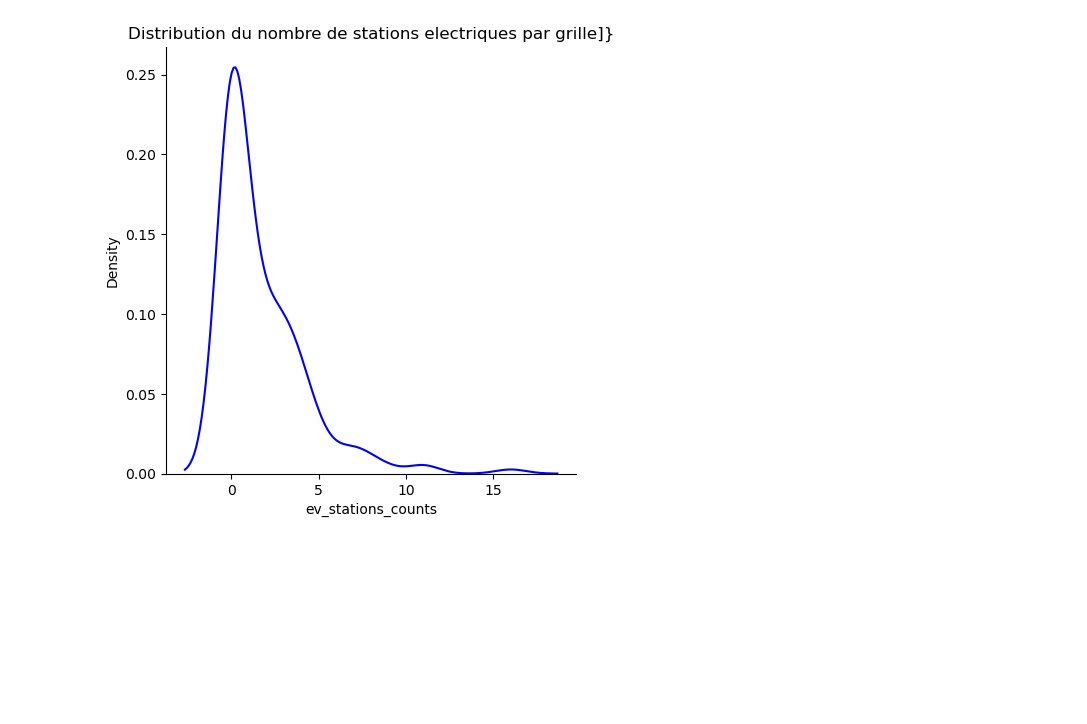
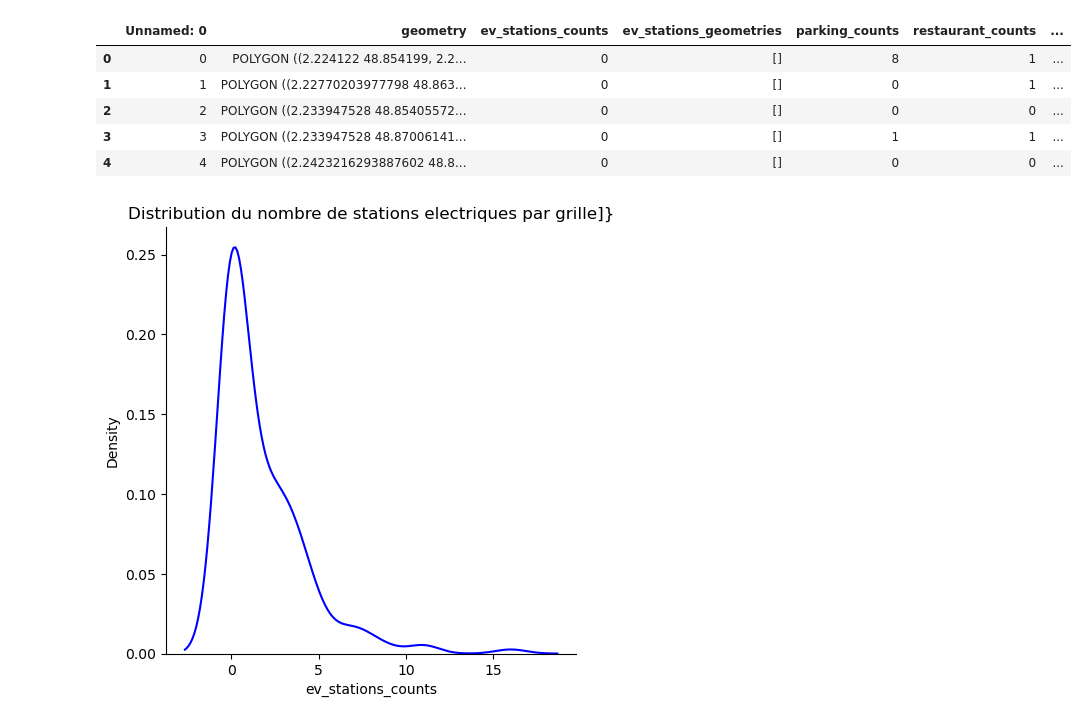
Before and after one commit to dantruski/Projet-Python-DS-Belib, a Jupyter notebook: Prediction_with_OSM_data.ipynb, the cells around one changed output. Cells and saved outputs as stored; diff of their text form; code cells hidden in the pictures; blank space fills up the shorter version.

```diff
--- a/Prediction_with_OSM_data.ipynb
+++ b/Prediction_with_OSM_data.ipynb
@@ -48,3 +52,12 @@ import prophet
 # %%
 df = pd.read_csv('paris_df.csv')
+# %%
+df.head()
+# %% [output]
+|  | Unnamed: 0 | geometry | ev_stations_counts | ev_stations_geometries | parking_counts | restaurant_counts | ... |
+| 0 | 0 | POLYGON ((2.224122 48.854199, 2.2... | 0 | [] | 8 | 1 | ... |
+| 1 | 1 | POLYGON ((2.22770203977798 48.863... | 0 | [] | 0 | 1 | ... |
+| 2 | 2 | POLYGON ((2.233947528 48.85405572... | 0 | [] | 0 | 0 | ... |
+| 3 | 3 | POLYGON ((2.233947528 48.87006141... | 0 | [] | 1 | 1 | ... |
+| 4 | 4 | POLYGON ((2.2423216293887602 48.8... | 0 | [] | 0 | 0 | ... |
 # %%
```
Also changed, not shown: parts of 14 cells of this notebook.
